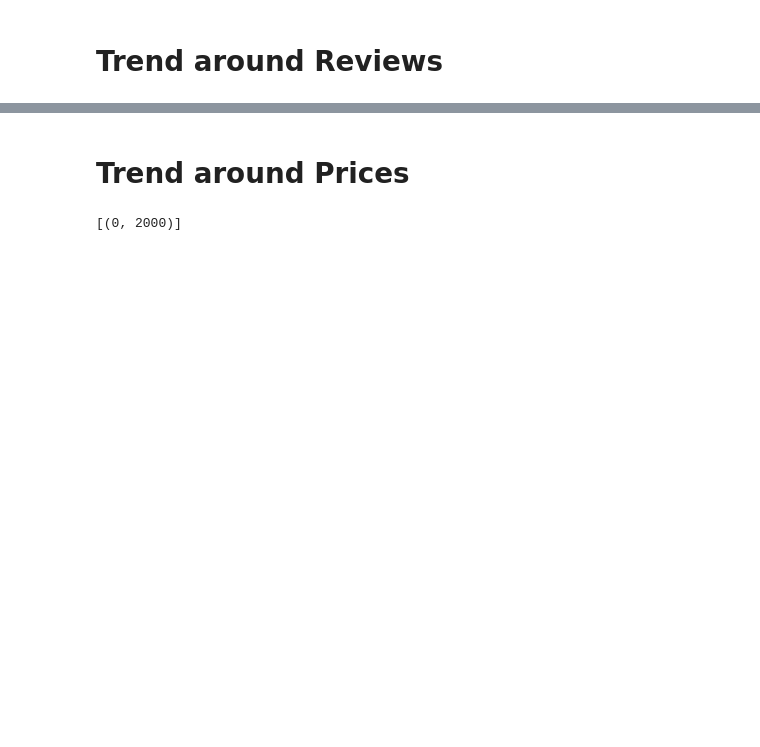
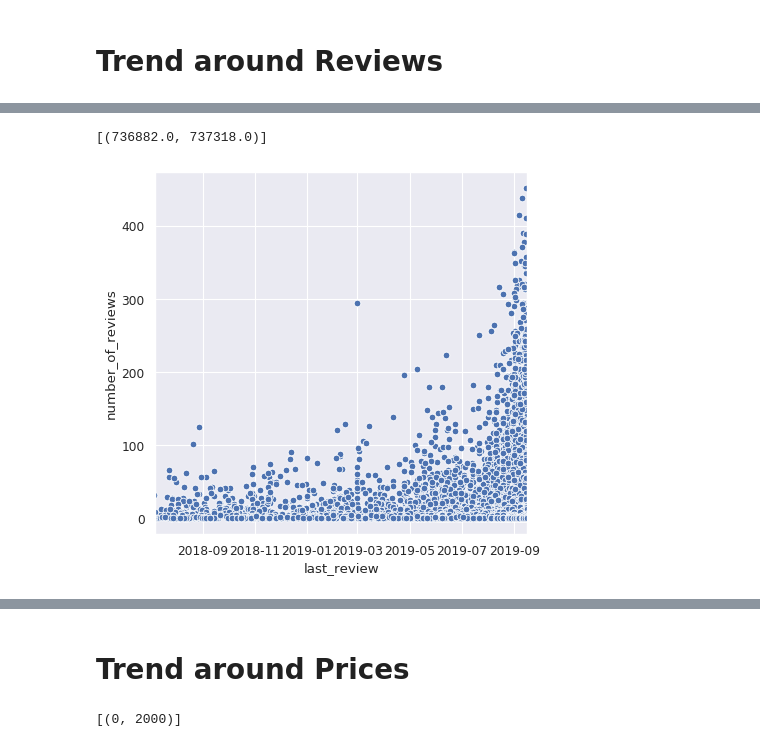
Before and after one commit to nikibhatt/DS-Unit-2-Applied-Modeling, a Jupyter notebook: NB_project2_Final.ipynb, the cells around one changed output, grey strips where cells are left out. Saved outputs shown, nothing was run; the diff lists cells and outputs as text; code cells hidden in the pictures; blank space fills up the shorter version.

```diff
--- a/NB_project2_Final.ipynb
+++ b/NB_project2_Final.ipynb
@@ -122,5 +122,7 @@ ax.set(xlim=('2018-07-07', '2019-09-16'))
 # %%
-listings['last_review_month'] = pd.DatetimeIndex(listings['last_review']).month
-
+plt.figure(figsize=(6, 6), dpi=80)
 ax = sns.scatterplot(x="last_review", y="number_of_reviews", data=listings)
 ax.set(xlim=('2018-07-07', '2019-09-16'))
+# %% [output]
+[(736882.0, 737318.0)]
+[figure, added]
```
Also changed, not shown: parts of 25 cells of this notebook.
